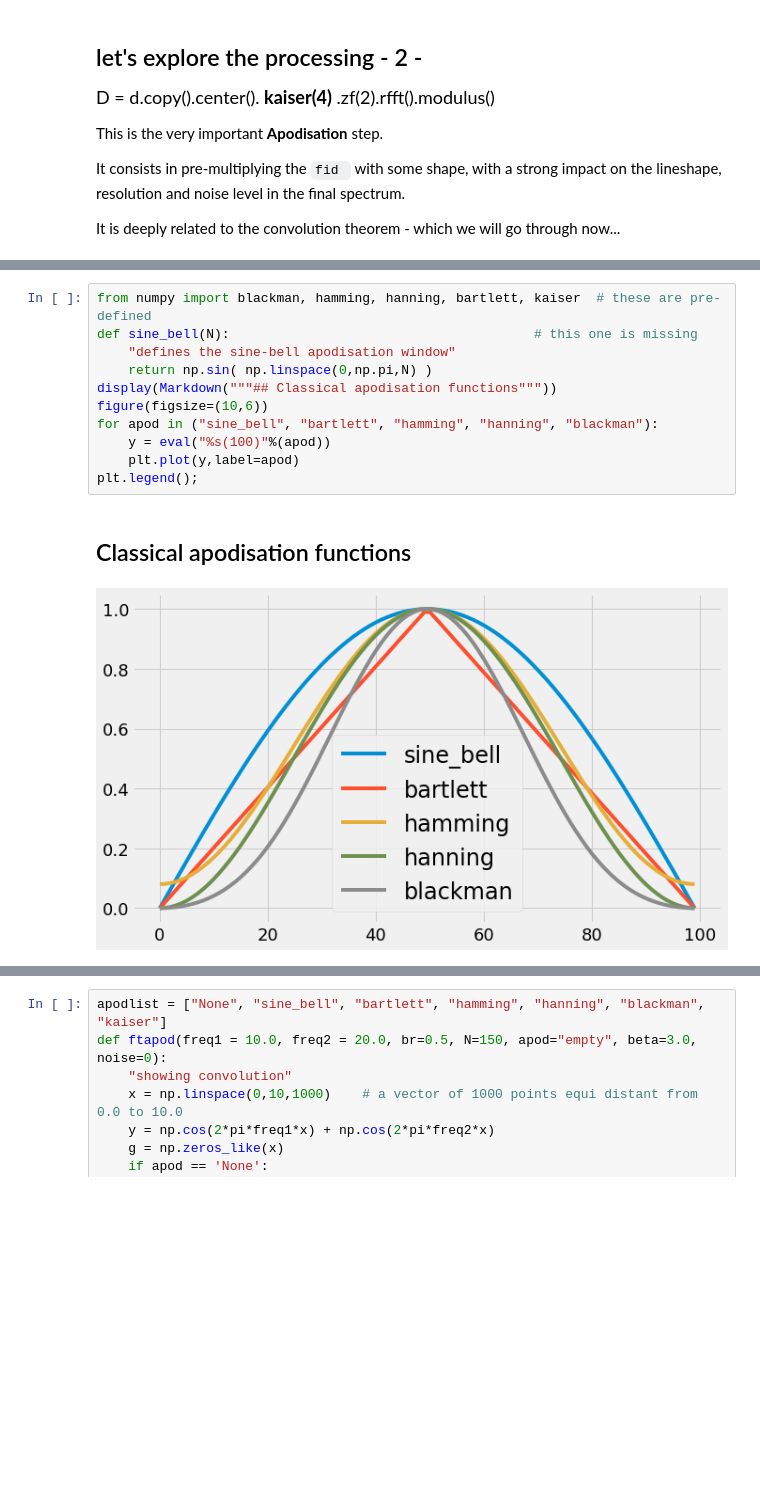
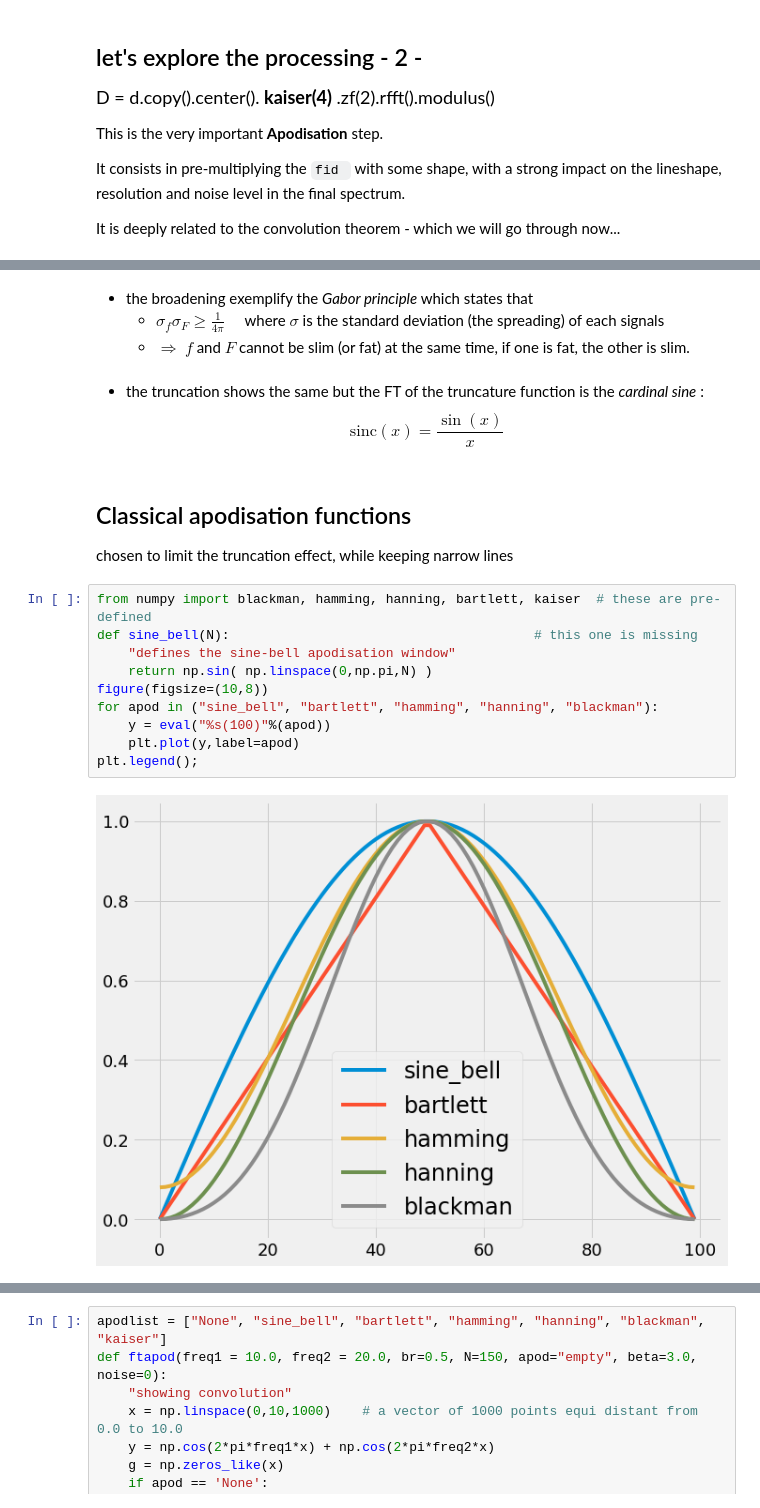
Before and after one commit to delsuc/2nd-AUS-FTICR, a Jupyter notebook: 2_FTICR.ipynb, the cells around one changed output, grey strips where cells are left out. Drawn from its saved outputs; the diff is of its cells as text; blank space fills up the shorter version.

```diff
--- a/2_FTICR.ipynb
+++ b/2_FTICR.ipynb
@@ -207,14 +207,23 @@ interactive(children=(FloatSlider(value=3.0, continuous_update=False, descriptio
+# %% [markdown]
+- the broadening exemplify the *Gabor principle* which states that
+    - $\sigma_f \sigma_F \geq \frac 1 {4 \pi} \quad$ where $\sigma$ is the standard deviation (the spreading) of each signals
+    - $\Rightarrow$ $f$ and $F$ cannot be slim (or fat) at the same time,
+    if one is fat, the other is slim.
+# %% [markdown]
+- the truncation shows the same but the FT of the truncature function is the *cardinal sine* :
+$$\text{sinc}(x) = \frac {\sin(x)} x$$
+# %% [markdown]
+## Classical apodisation functions
+chosen to limit the truncation effect, while keeping narrow lines
 # %%
 from numpy import blackman, hamming, hanning, bartlett, kaiser  # these are pre-defined
 def sine_bell(N):                                       # this one is missing
     "defines the sine-bell apodisation window"
     return np.sin( np.linspace(0,np.pi,N) )
-display(Markdown("""## Classical apodisation functions"""))
-figure(figsize=(10,6))
+figure(figsize=(10,8))
 for apod in ("sine_bell", "bartlett", "hamming", "hanning", "blackman"):
     y = eval("%s(100)"%(apod))
     plt.plot(y,label=apod)
 plt.legend();
 # %% [output]
-## Classical apodisation functions
-[figure, old version]
+[figure, new version]
```
Also changed, not shown: parts of 48 cells of this notebook, 16 other files.
